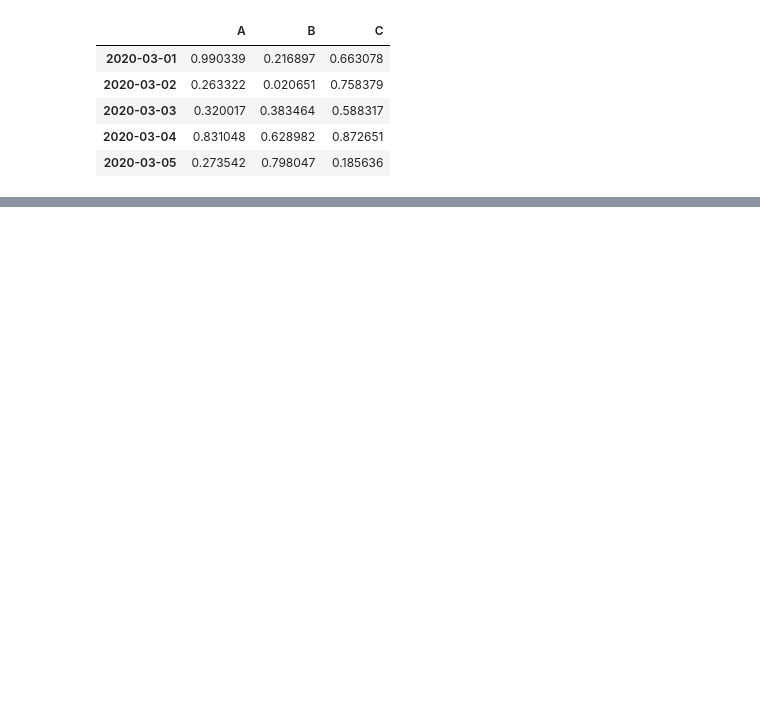
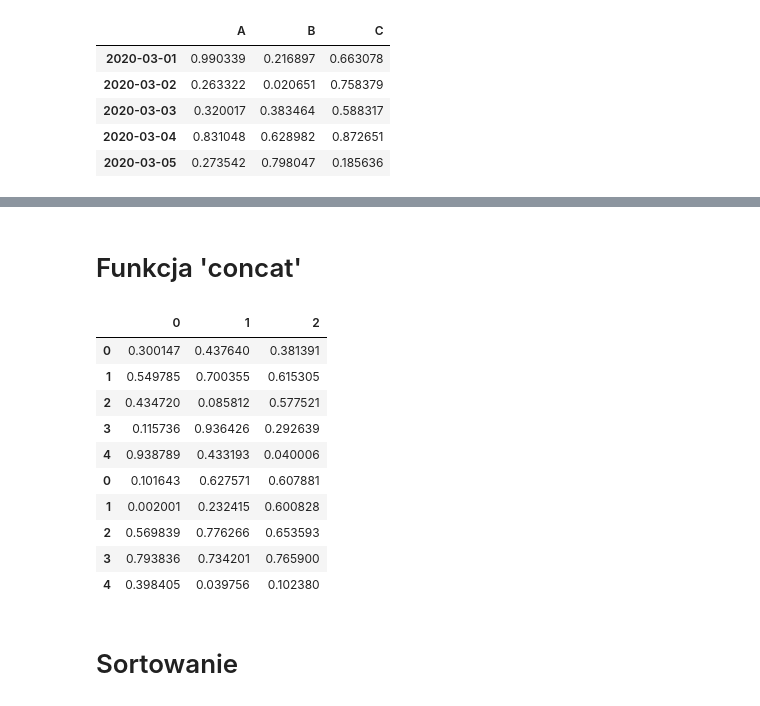
Before and after one commit to ExeN93/sem4, a Jupyter notebook: Data Processing and Analysis/lab2/lab2.ipynb, the cells around one changed output, grey strips where cells are left out. Cells and saved outputs as stored; diff of their text form; code cells hidden in the pictures; blank space fills up the shorter version.

```diff
--- a/Data Processing and Analysis/lab2/lab2.ipynb
+++ b/Data Processing and Analysis/lab2/lab2.ipynb
@@ -35,0 +109,20 @@ NameError: name 'pd' is not defined
+# %% [markdown]
+# Funkcja 'concat'
+# %%
+df1 = pd.DataFrame(np.random.uniform(0,1,(5,3)))
+df2 = pd.DataFrame(np.random.uniform(0,1,(5,3)))
+display(pd.concat([df1, df2]))
+# %% [output]
+|  | 0 | 1 | 2 |
+| 0 | 0.300147 | 0.437640 | 0.381391 |
+| 1 | 0.549785 | 0.700355 | 0.615305 |
+| 2 | 0.434720 | 0.085812 | 0.577521 |
+| 3 | 0.115736 | 0.936426 | 0.292639 |
+| 4 | 0.938789 | 0.433193 | 0.040006 |
+| 0 | 0.101643 | 0.627571 | 0.607881 |
+| 1 | 0.002001 | 0.232415 | 0.600828 |
+| 2 | 0.569839 | 0.776266 | 0.653593 |
+| 3 | 0.793836 | 0.734201 | 0.765900 |
+| 4 | 0.398405 | 0.039756 | 0.102380 |
+# %% [markdown]
+# Sortowanie
```
Also changed, not shown: parts of 38 cells of this notebook.
